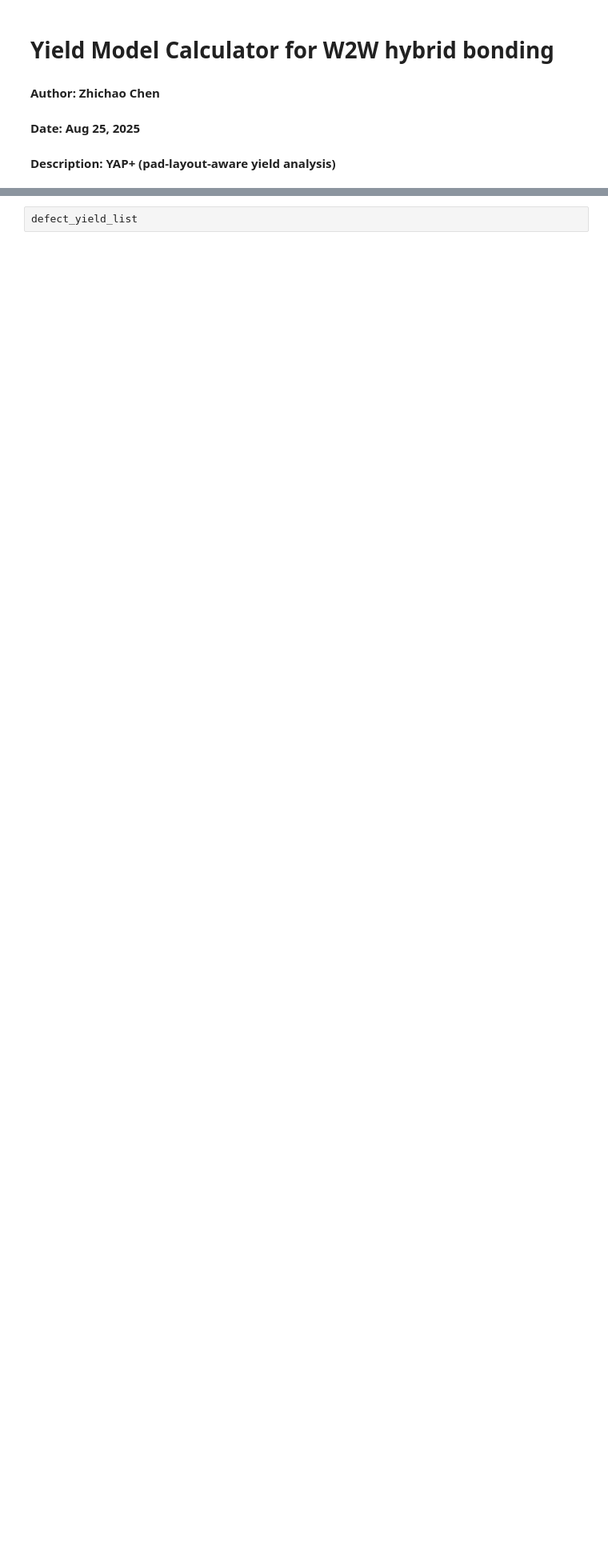
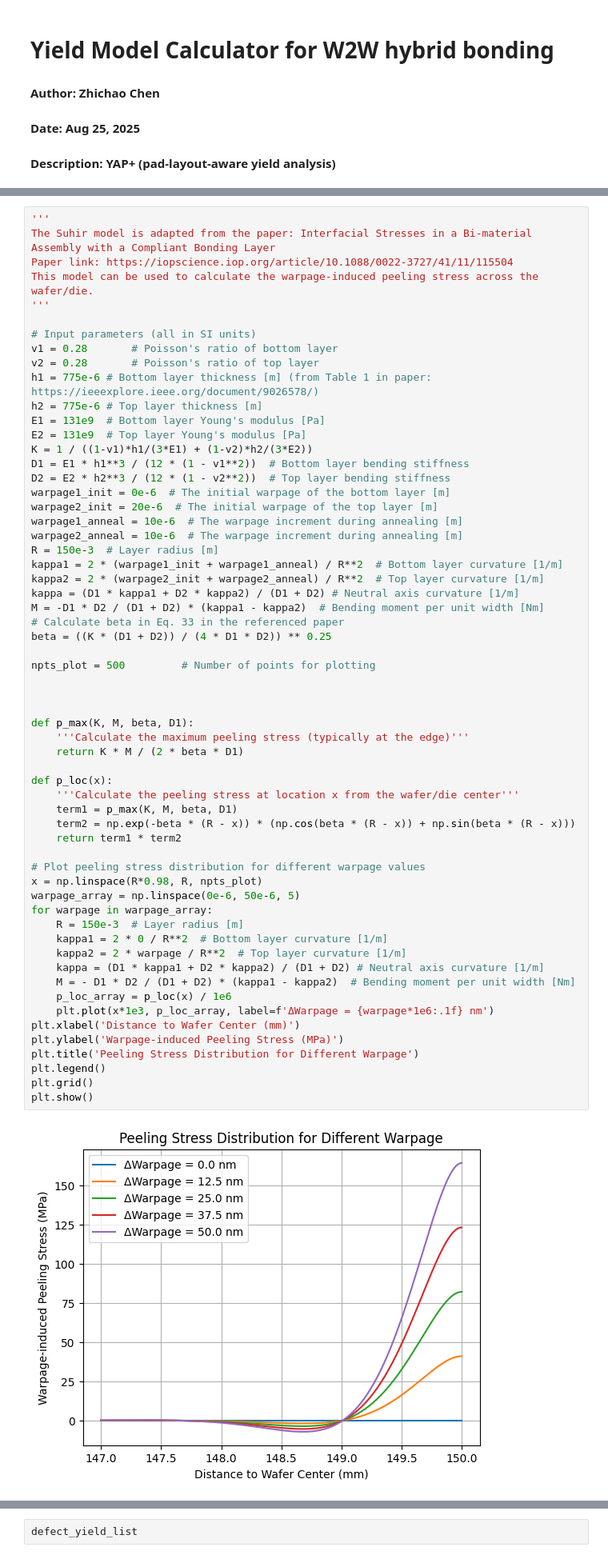
Before and after one commit to nanocad-lab/YAP, a Jupyter notebook: W2W/calculator_main.ipynb, the cells around one changed output, grey strips where cells are left out. Shown at 80% size. Cells and saved outputs as stored; diff of their text form; blank space fills up the shorter version.

Commit message:
Update with peeling stress model

```diff
--- a/W2W/calculator_main.ipynb
+++ b/W2W/calculator_main.ipynb
@@ -20,3 +17,65 @@ from pad_bitmap_generation import pad_bitmap_generate_random
+# %%
+'''
+The Suhir model is adapted from the paper: Interfacial Stresses in a Bi-material Assembly with a Compliant Bonding Layer
+Paper link: https://iopscience.iop.org/article/10.1088/0022-3727/41/11/115504
+This model can be used to calculate the warpage-induced peeling stress across the wafer/die.
+'''
+
+# Input parameters (all in SI units)
+v1 = 0.28       # Poisson's ratio of bottom layer
+v2 = 0.28       # Poisson's ratio of top layer
+h1 = 775e-6 # Bottom layer thickness [m] (from Table 1 in paper: https://ieeexplore.ieee.org/document/9026578/)
+h2 = 775e-6 # Top layer thickness [m]
+E1 = 131e9  # Bottom layer Young's modulus [Pa]
+E2 = 131e9  # Top layer Young's modulus [Pa]
+K = 1 / ((1-v1)*h1/(3*E1) + (1-v2)*h2/(3*E2))
+D1 = E1 * h1**3 / (12 * (1 - v1**2))  # Bottom layer bending stiffness
+D2 = E2 * h2**3 / (12 * (1 - v2**2))  # Top layer bending stiffness
+warpage1_init = 0e-6  # The initial warpage of the bottom layer [m]
+warpage2_init = 20e-6  # The initial warpage of the top layer [m]
+warpage1_anneal = 10e-6  # The warpage increment during annealing [m]
+warpage2_anneal = 10e-6  # The warpage increment during annealing [m]
+R = 150e-3  # Layer radius [m]
+kappa1 = 2 * (warpage1_init + warpage1_anneal) / R**2  # Bottom layer curvature [1/m]
+kappa2 = 2 * (warpage2_init + warpage2_anneal) / R**2  # Top layer curvature [1/m]
+kappa = (D1 * kappa1 + D2 * kappa2) / (D1 + D2) # Neutral axis curvature [1/m]
+M = -D1 * D2 / (D1 + D2) * (kappa1 - kappa2)  # Bending moment per unit width [Nm]
+# Calculate beta in Eq. 33 in the referenced paper
+beta = ((K * (D1 + D2)) / (4 * D1 * D2)) ** 0.25
+
+npts_plot = 500         # Number of points for plotting
+
+
+
+def p_max(K, M, beta, D1):
+    '''Calculate the maximum peeling stress (typically at the edge)'''
+    return K * M / (2 * beta * D1)
+
+def p_loc(x):
+    '''Calculate the peeling stress at location x from the wafer/die center'''
+    term1 = p_max(K, M, beta, D1)
+    term2 = np.exp(-beta * (R - x)) * (np.cos(beta * (R - x)) + np.sin(beta * (R - x)))
+    return term1 * term2
+
+# Plot peeling stress distribution for different warpage values
+x = np.linspace(R*0.98, R, npts_plot)
+warpage_array = np.linspace(0e-6, 50e-6, 5)
+for warpage in warpage_array:
+    R = 150e-3  # Layer radius [m]
+    kappa1 = 2 * 0 / R**2  # Bottom layer curvature [1/m]
+    kappa2 = 2 * warpage / R**2  # Top layer curvature [1/m]
+    kappa = (D1 * kappa1 + D2 * kappa2) / (D1 + D2) # Neutral axis curvature [1/m]
+    M = - D1 * D2 / (D1 + D2) * (kappa1 - kappa2)  # Bending moment per unit width [Nm]
+    p_loc_array = p_loc(x) / 1e6
+    plt.plot(x*1e3, p_loc_array, label=f'ΔWarpage = {warpage*1e6:.1f} nm')
+plt.xlabel('Distance to Wafer Center (mm)')
+plt.ylabel('Warpage-induced Peeling Stress (MPa)')
+plt.title('Peeling Stress Distribution for Different Warpage')
+plt.legend()
+plt.grid()
+plt.show()
+# %% [output]
+[figure, added]
 # %%
 # Load configuration
 cfg = load_modeling_config(path='configs/config.yaml',
```
Also changed, not shown: parts of 5 cells of this notebook, 12 other files.
